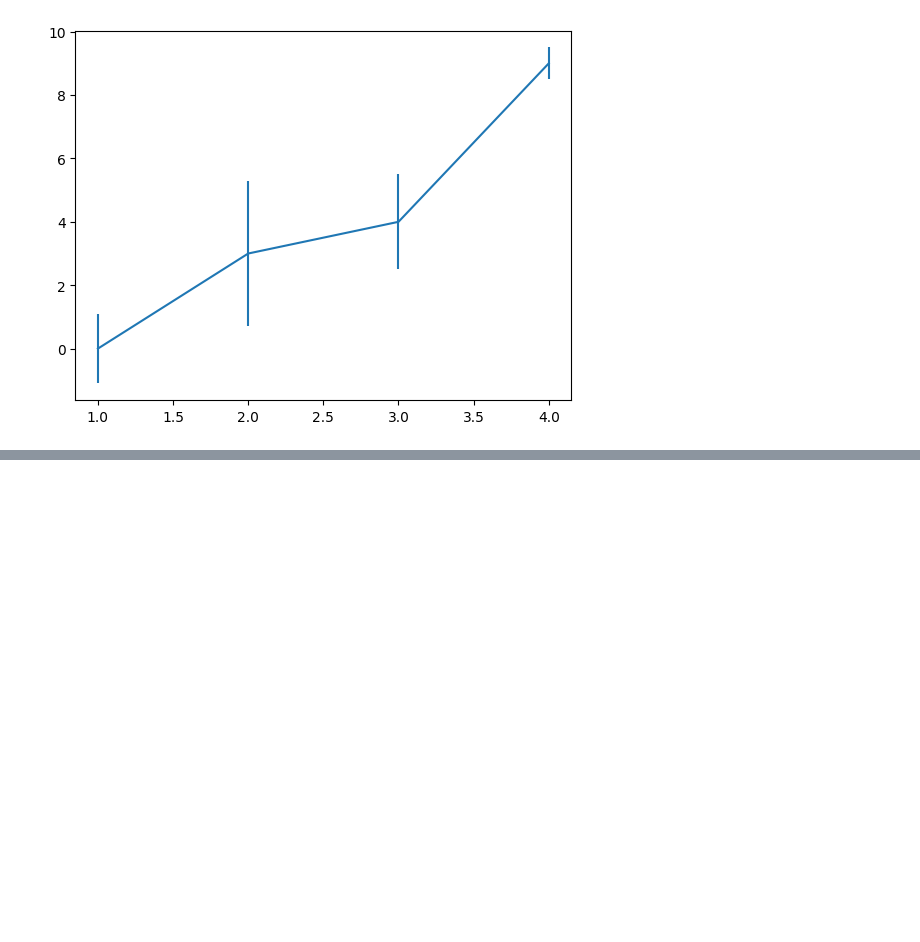
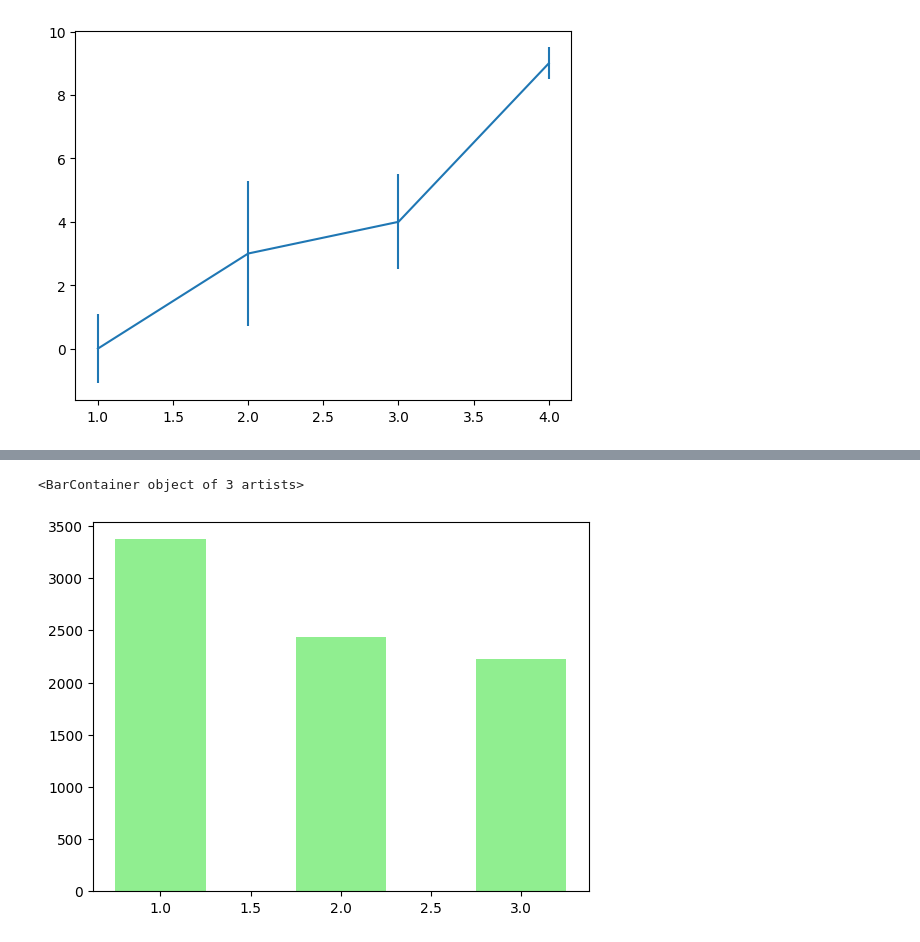
Before and after one commit to ChopinBag/cseHW, a Jupyter notebook: Practice/2-1/DS_Intro/midterm/matplot.ipynb, the cells around one changed output, grey strips where cells are left out. Saved outputs shown, nothing was run; the diff lists cells and outputs as text; code cells hidden in the pictures; blank space fills up the shorter version.

```diff
--- a/Practice/2-1/DS_Intro/midterm/matplot.ipynb
+++ b/Practice/2-1/DS_Intro/midterm/matplot.ipynb
@@ -131,0 +141,3 @@ plt.show()
+# %%
+bars = df.groupby('origin')['weight'].mean()
+plt.bar(x=bars.index, height=bars)
@@ -131,0 +147,5 @@ plt.show()
+# %%
+plt.bar(x=bars.index, height=bars, width=0.5, color='lightgreen')
+# %% [output]
+<BarContainer object of 3 artists>
+[figure, added]
```
Also changed, not shown: parts of 18 cells of this notebook, 1 other file.
